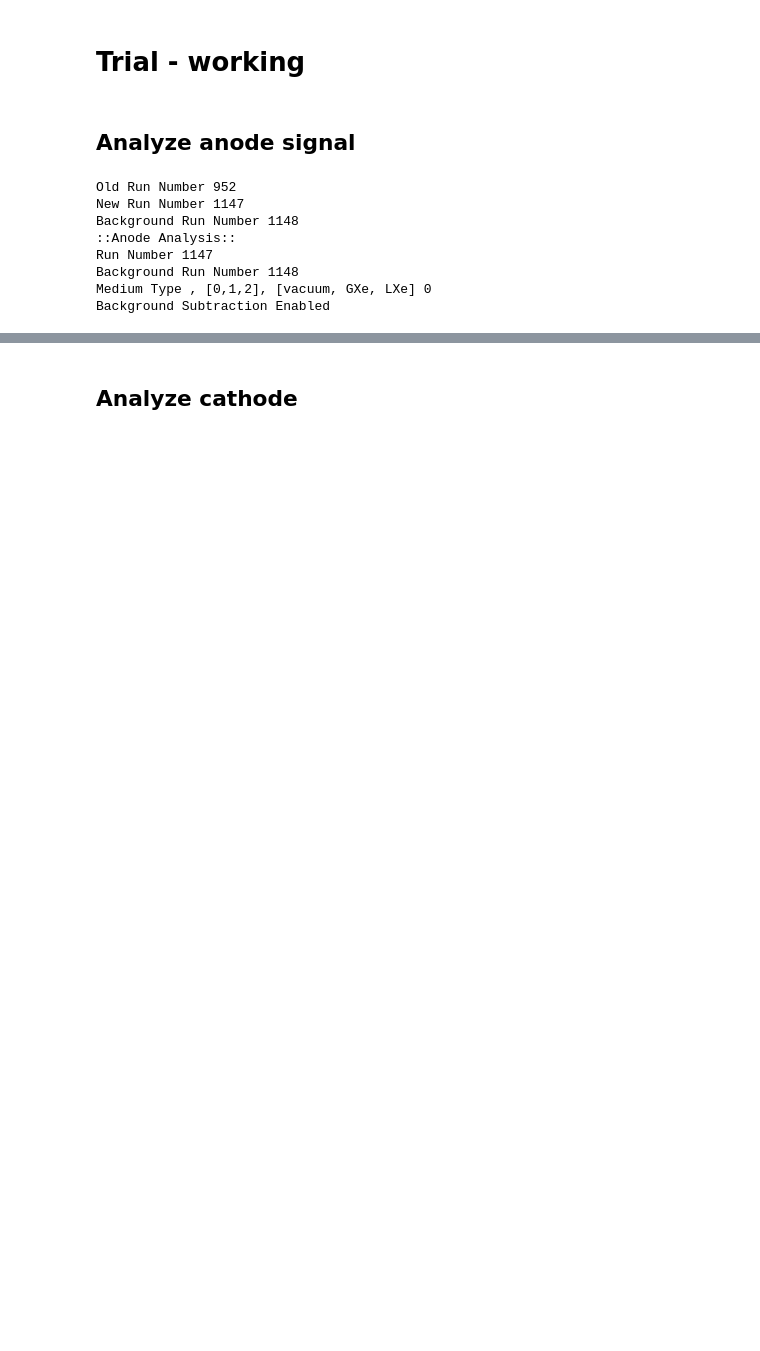
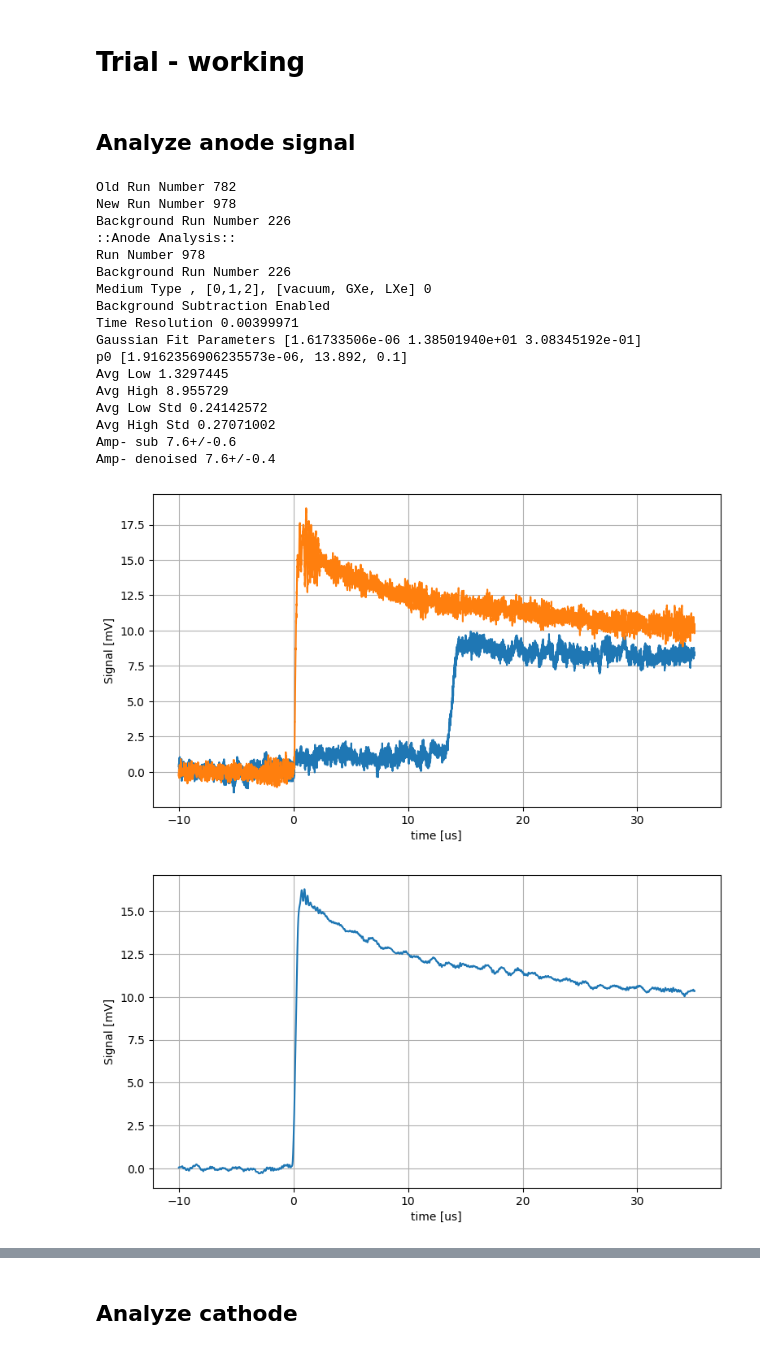
Before and after one commit to jbane11/nexo, a Jupyter notebook: Lab028/osci/Session_analysis.ipynb, the cells around one changed output, grey strips where cells are left out. Drawn from its saved outputs; the diff is of its cells as text; code cells hidden in the pictures; blank space fills up the shorter version.

```diff
--- a/Lab028/osci/Session_analysis.ipynb
+++ b/Lab028/osci/Session_analysis.ipynb
@@ -225,4 +219,10 @@ def Run_newtoold(run):
 
 
     split =old_run_name.split("-")
+    if len(split[1]) > 5:
+        split[1]= split[1][3:]
+        split[1] = str(int(split[1]))
+
+
+
     return int(split[1])
@@ -694,7 +701,7 @@ def Analyze_Cathode(waveform,background_waveform, type=0,dobg_sub=0,stepcounts=[
 
 
 def Analyze_Anode(waveform,background_waveform, type = 0,dobg_sub=1,stepcounts=[100], diffsizes=[100],debug=0,plot=False,savefig=True):
-
+    do_noise_fit = False
     for stepcount in stepcounts:
         for diffsize in diffsizes:
             if debug>=1:
@@ -746,9 +753,11 @@ def Analyze_Anode(waveform,background_waveform, type = 0,dobg_sub=1,stepcounts=[
 
             #Find and remove noise
             denoise_plot = plot==1 or plot==True
-
-            Anode_noise_params, Anode_noise_cov =GetSinBG(waveform["time"],waveform["norm"]["anode"],27.5,50,debug=debug,plot=denoise_plot)
-            BG_noise_params, BG_noise_cov = GetSinBG(waveform["time"],waveform["norm"]["anode-bg"],25.5,50,150,debug=debug,plot=denoise_plot)
+            Anode_noise_params=[0,0,0]
+            BG_noise_params=[0,0,0]
+            if do_noise_fit:
+                Anode_noise_params, Anode_noise_cov =GetSinBG(waveform["time"],waveform["norm"]["anode"],27.5,50,debug=debug,plot=denoise_plot)
+                BG_noise_params, BG_noise_cov = GetSinBG(waveform["time"],waveform["norm"]["anode-bg"],25.5,50,150,debug=debug,plot=denoise_plot)
 
             noise_waveform = sin(waveform["time"],Anode_noise_params[0],Anode_noise_params[1],Anode_noise_params[2])
             bg_noise_waveform = sin(waveform["time"],BG_noise_params[0],BG_noise_params[1],BG_noise_params[2])
@@ -963,28 +1041,39 @@ def Analyze_Anode(waveform,background_waveform, type = 0,dobg_sub=1,stepcounts=[
 # %% [markdown]
 ## Analyze anode signal
 # %%
-run_number=Run_oldtonew(952)
+run_number=Run_oldtonew(782)
 waveform = Get_Waveform_from_session(run_number)
 old_rn = Run_newtoold(run_number)
 print("Old Run Number",old_rn)
 print("New Run Number",run_number)
 bgnum=0
 if old_rn > -1:
     bgnum = Run_oldtonew(GetBGRun(old_rn))
     background_waveform = Get_Waveform_from_session(bgnum)
 else:
     background_waveform = blankBG_DF
 print("Background Run Number",bgnum)
 
 
 
-Anode_dict=Analyze_Anode(waveform,background_waveform,type=0,stepcounts=[100],debug=1,plot=False)
+Anode_dict=Analyze_Anode(waveform,background_waveform,type=0,stepcounts=[100],debug=10,plot=True)
 # %% [output]
-Old Run Number 952
-New Run Number 1147
-Background Run Number 1148
+Old Run Number 782
+New Run Number 978
+Background Run Number 226
 ::Anode Analysis::
-Run Number 1147
-Background Run Number 1148
+Run Number 978
+Background Run Number 226
 Medium Type , [0,1,2], [vacuum, GXe, LXe] 0
 Background Subtraction Enabled
+Time Resolution 0.00399971
+Gaussian Fit Parameters [1.61733506e-06 1.38501940e+01 3.08345192e-01]
+p0 [1.9162356906235573e-06, 13.892, 0.1]
+Avg Low 1.3297445
+Avg High 8.955729
+Avg Low Std 0.24142572
+Avg High Std 0.27071002
+Amp- sub 7.6+/-0.6
+Amp- denoised 7.6+/-0.4
+[figure, added]
+[figure, added]
```
Also changed, not shown: parts of 20 cells of this notebook.
